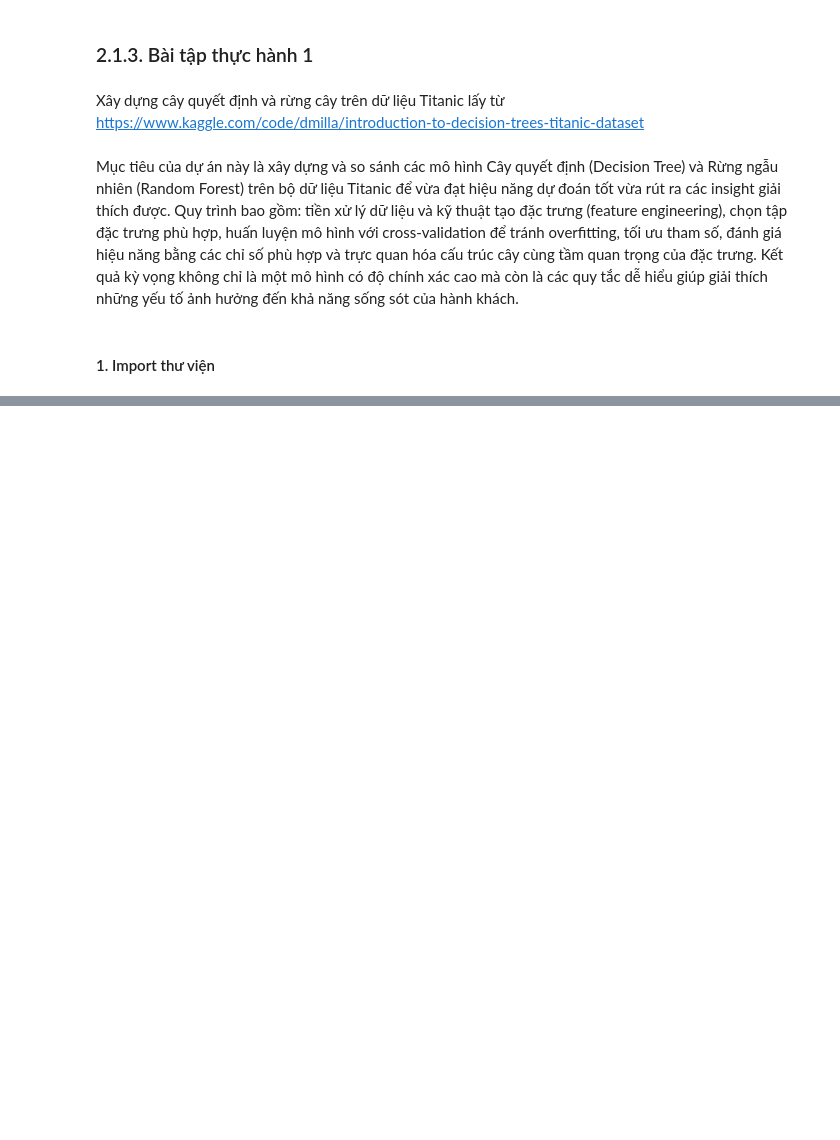
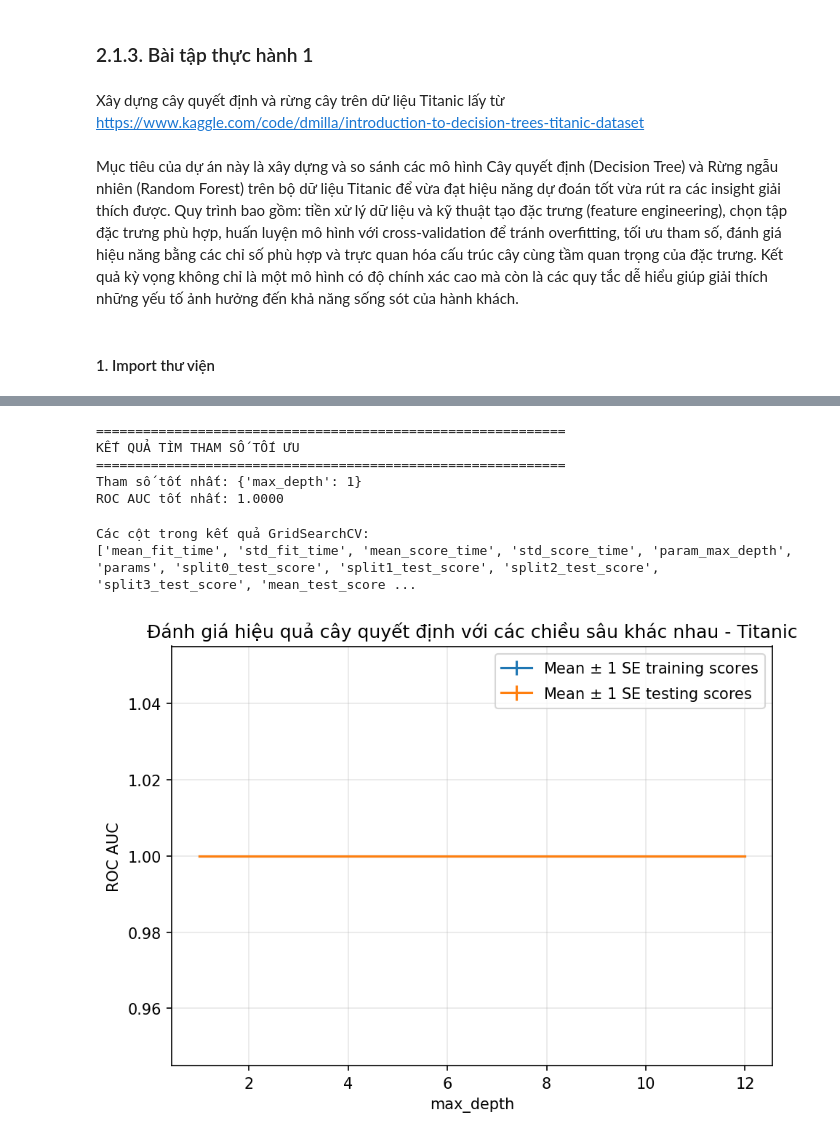
Before and after one commit to ThanhThaoBT/PTDL2025, a Jupyter notebook: lab6/Untitled-1 - Copy.ipynb, the cells around one changed output, grey strips where cells are left out. Cells and saved outputs as stored; diff of their text form; code cells hidden in the pictures; blank space fills up the shorter version.

```diff
--- a/lab6/Untitled-1 - Copy.ipynb
+++ b/lab6/Untitled-1 - Copy.ipynb
@@ -1123,0 +442,40 @@ Nhờ những quy tắc này, chúng ta có thể suy ra một số hiểu biế
+# %%
+print("\n" + "="*60)
+print("KẾT QUẢ TÌM THAM SỐ TỐI ƯU")
+print("="*60)
+print(f"Tham số tốt nhất: {cv.best_params_}")
+print(f"ROC AUC tốt nhất: {cv.best_score_:.4f}")
+# %% [output]
+============================================================
+KẾT QUẢ TÌM THAM SỐ TỐI ƯU
+============================================================
+Tham số tốt nhất: {'max_depth': 1}
+ROC AUC tốt nhất: 1.0000
+# %%
+cv_results_df = pd.DataFrame(cv.cv_results_)
+
+# View the names of the remaining columns in the results DataFrame
+print("\nCác cột trong kết quả GridSearchCV:")
+print(cv_results_df.columns.tolist())
+
+ax = plt.axes()
+ax.errorbar(cv_results_df['param_max_depth'],
+            cv_results_df['mean_train_score'],
+            yerr=cv_results_df['std_train_score']/np.sqrt(4),
+            label='Mean $\pm$ 1 SE training scores')
+ax.errorbar(cv_results_df['param_max_depth'],
+            cv_results_df['mean_test_score'],
+            yerr=cv_results_df['std_test_score']/np.sqrt(4),
+            label='Mean $\pm$ 1 SE testing scores')
+ax.legend()
+plt.xlabel('max_depth')
+plt.ylabel('ROC AUC')
+plt.title('Đánh giá hiệu quả cây quyết định với các chiều sâu khác nhau - Titanic')
+plt.grid(True, alpha=0.3)
+plt.tight_layout()
+plt.savefig('titanic_dt_gridsearch.png', dpi=300, bbox_inches='tight')
+plt.show()
+# %% [output]
+Các cột trong kết quả GridSearchCV:
+['mean_fit_time', 'std_fit_time', 'mean_score_time', 'std_score_time', 'param_max_depth', 'params', 'split0_test_score', 'split1_test_score', 'split2_test_score', 'split3_test_score', 'mean_test_score ...
+[figure, added]
```
Also changed, not shown: parts of 51 cells of this notebook, 2 other files.
